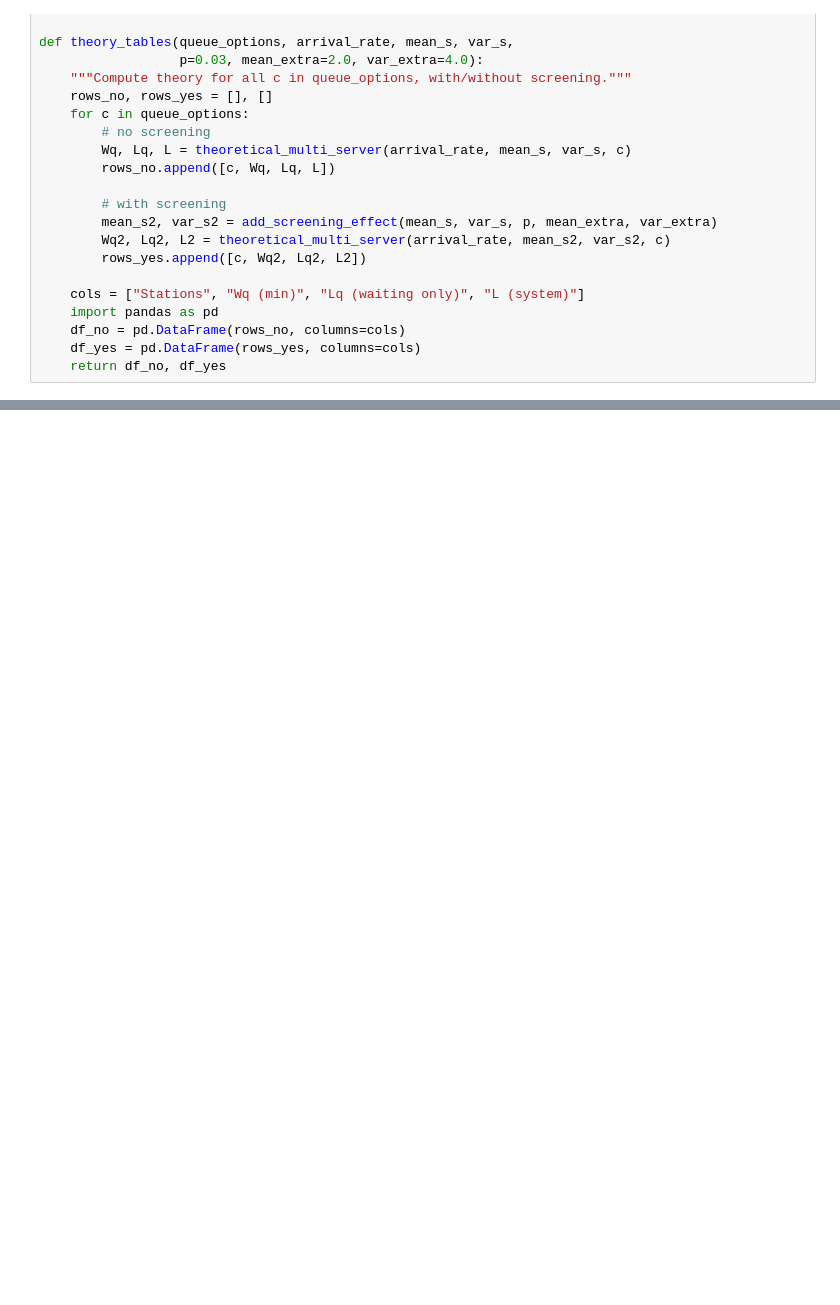
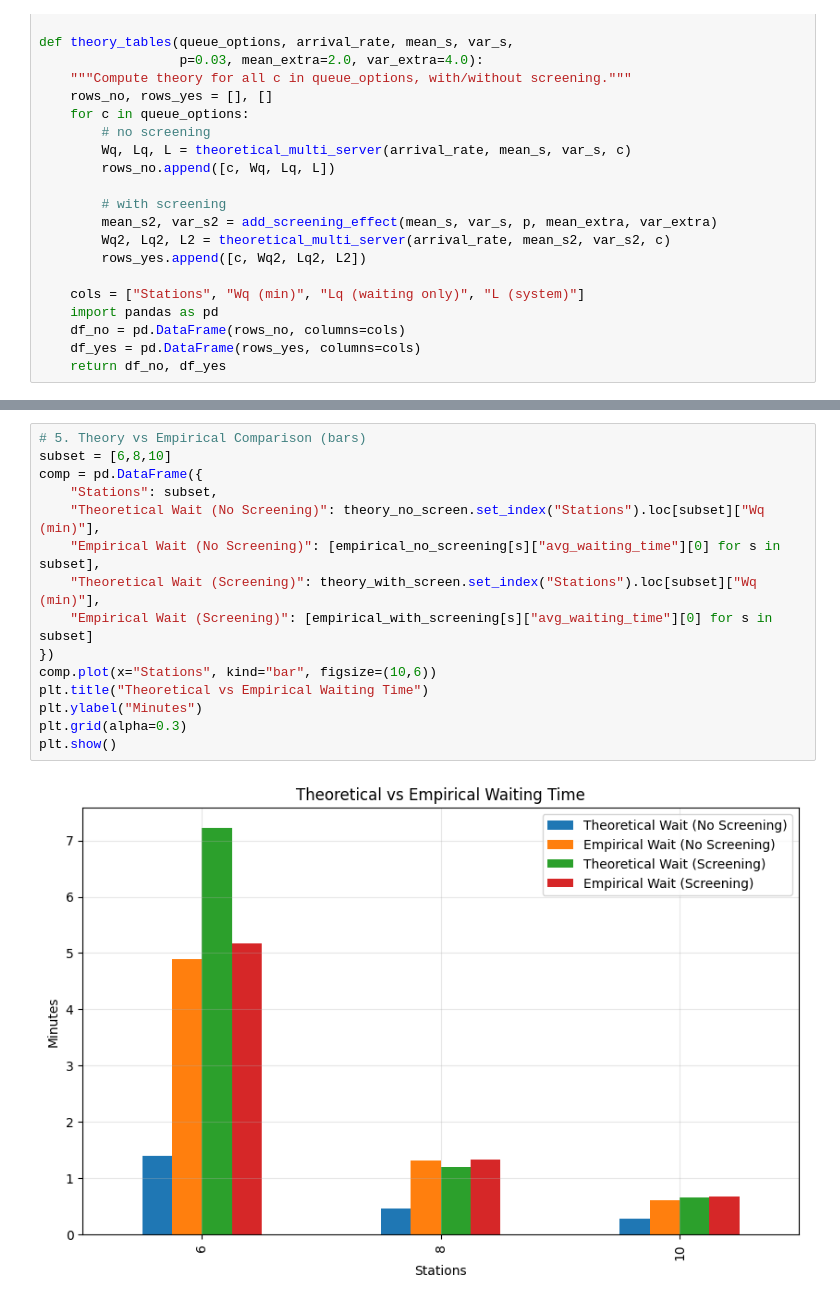
Before and after one commit to marilevay/airport-simulation, a Jupyter notebook: empirical_results.ipynb, the cells around one changed output, grey strips where cells are left out. Saved outputs shown, nothing was run; the diff lists cells and outputs as text; blank space fills up the shorter version.

```diff
--- a/empirical_results.ipynb
+++ b/empirical_results.ipynb
@@ -248,3 +308,20 @@ Theoretical Results With Screening:
+# %%
+# 5. Theory vs Empirical Comparison (bars)
+subset = [6,8,10]
+comp = pd.DataFrame({
+    "Stations": subset,
+    "Theoretical Wait (No Screening)": theory_no_screen.set_index("Stations").loc[subset]["Wq (min)"],
+    "Empirical Wait (No Screening)": [empirical_no_screening[s]["avg_waiting_time"][0] for s in subset],
+    "Theoretical Wait (Screening)": theory_with_screen.set_index("Stations").loc[subset]["Wq (min)"],
+    "Empirical Wait (Screening)": [empirical_with_screening[s]["avg_waiting_time"][0] for s in subset]
+})
+comp.plot(x="Stations", kind="bar", figsize=(10,6))
+plt.title("Theoretical vs Empirical Waiting Time")
+plt.ylabel("Minutes")
+plt.grid(alpha=0.3)
+plt.show()
+# %% [output]
+[figure, added]
 # %%
 # -------------------
 # Theory vs Simulation Comparison (6, 8, 10 stations)
```
Also changed, not shown: parts of 11 cells of this notebook.
